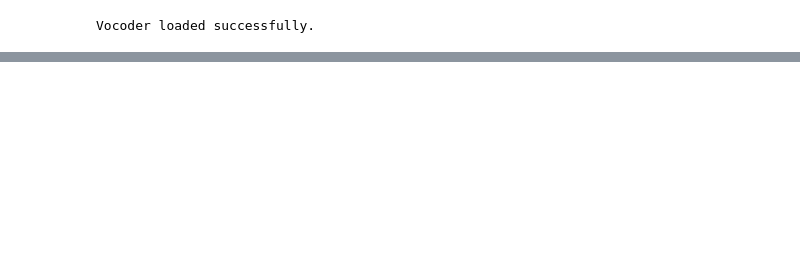
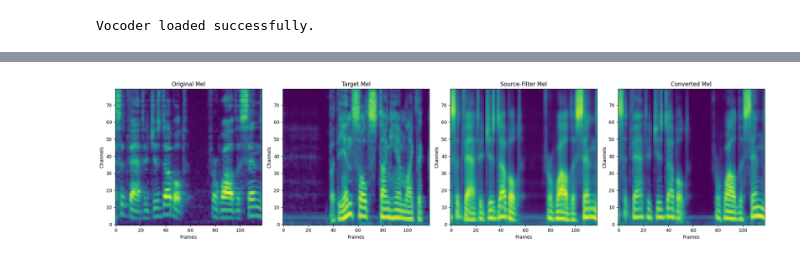
Before and after one commit to a-baur/DDDM-EVC, a Jupyter notebook: visualize.ipynb, the cells around one changed output, grey strips where cells are left out. Saved outputs shown, nothing was run; the diff lists cells and outputs as text; code cells hidden in the pictures; blank space fills up the shorter version.

```diff
--- a/visualize.ipynb
+++ b/visualize.ipynb
@@ -189,0 +94,30 @@ Audio(voice[0].detach().cpu().numpy(), rate=cfg.data.dataset.sampling_rate)
+# %%
+x, x_mel, x_n_frames = next(iter(dataloader))
+tgt, tgt_mel, tgt_n_frames = next(iter(dataloader))
+
+y_mel, enc_out = model.voice_conversion(
+    x, x_mel, x_n_frames,
+    y_mel=tgt_mel,
+    y_length=tgt_n_frames,
+    return_enc_out=True
+)
+# %%
+x_audio = vocoder.infer(x_mel.to(device))
+tgt_audio = vocoder.infer(tgt_mel.to(device))
+enc_audio = vocoder.infer(enc_out.to(device))
+y_audio = vocoder.infer(y_mel.to(device))
+
+plot_mel(
+    [x_mel, tgt_mel, enc_out, y_mel],
+    title="Spectrograms",
+    subtitle=["Original Mel", "Target Mel", "Source-Filter Mel", "Converted Mel"]
+)
+
+display(
+    Audio(x_audio[0].detach().cpu().numpy(), rate=cfg.data.dataset.sampling_rate),
+    Audio(tgt_audio[0].detach().cpu().numpy(), rate=cfg.data.dataset.sampling_rate),
+    Audio(enc_audio[0].detach().cpu().numpy(), rate=cfg.data.dataset.sampling_rate),
+    Audio(y_audio[0].detach().cpu().numpy(), rate=cfg.data.dataset.sampling_rate),
+)
+# %% [output]
+[figure, added]
```
Also changed, not shown: parts of 28 cells of this notebook, 1 other file.
